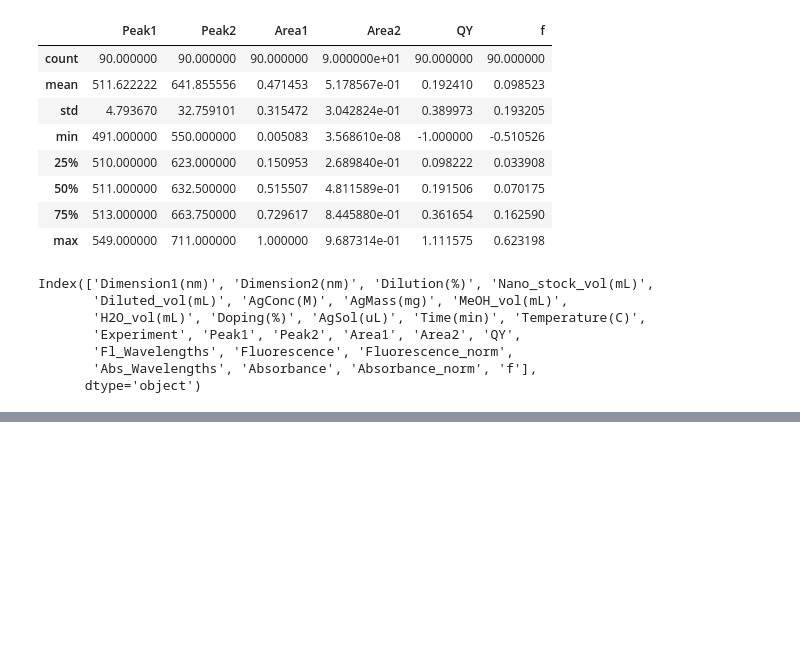
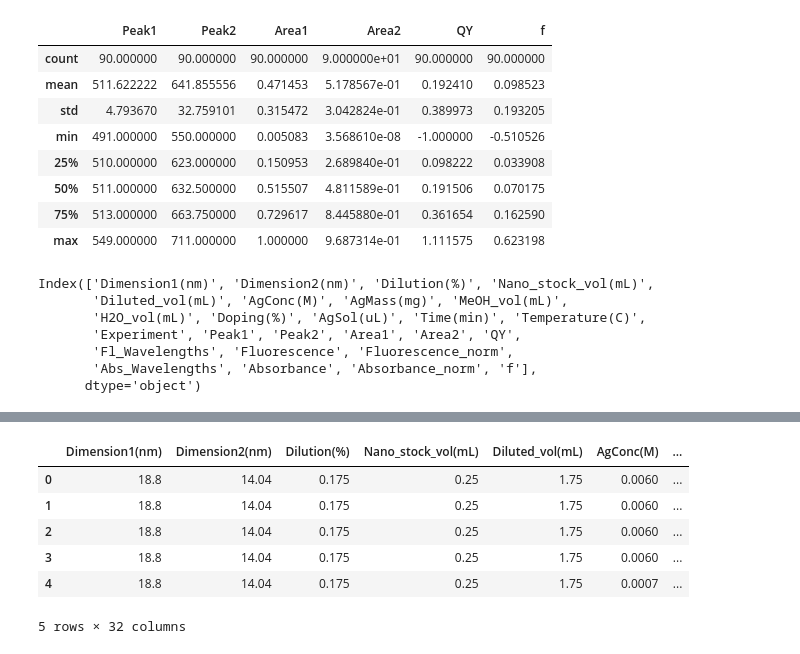
Before and after one commit to maykcaldas/BioNano-DOE, a Jupyter notebook: AgML/process_data.ipynb, the cells around one changed output, grey strips where cells are left out. Cells and saved outputs as stored; diff of their text form; code cells hidden in the pictures; blank space fills up the shorter version.

Commit message:
process_data nb cleaning

```diff
--- a/AgML/process_data.ipynb
+++ b/AgML/process_data.ipynb
@@ -758,0 +710,11 @@ SyntaxError: invalid syntax (1352126585.py, line 1)
+# %%
+df = pd.read_csv('Data/processed_data.csv')
+df.drop(['OD'], axis=1, inplace=True)
+# df.groupby(['Experiment', 'Temperature(C)', 'Doping(%)', 'Time(min)']).count()
+
+index = df.keys().tolist().index('Experiment')
+features = df.keys()[:index]
+labels = df.keys()[index+1:-3]
+CIE = df.keys()[-2:]
+labels = labels.append(CIE)
+features, labels
@@ -758,0 +730,20 @@ SyntaxError: invalid syntax (1352126585.py, line 1)
+# %%
+prompt_template = "Stock nanoplatelets have dimensions {Dimension1(nm)} nm by {Dimension2(nm)} nm and the optical density of 100x hexanes dilution of stock is {Dilution(%)}% " \
+                    "recorded at 512 nm. {Nano_stock_vol(mL)} mL nanoplatelets stock is diluted 7x by hexanes using {Diluted_vol(mL)} mL for each trial of doping. " \
+                    "Silver acetate solution of {AgConc(M)} M is made with {AgMass(mg)} mg of silver acetate in {MeOH_vol(mL)} mL of MeOH and {H2O_vol(mL)} mL of water. " \
+                    "{Doping(%)} % Ag doping requires {AgSol(uL)} uL of silver doping solution, respectively. " \
+                    "The reaction was performed at 1000 rpm for {Time(min)} minutes at {Temperature(C)} oC. " \
+                    "Fluorescence of each doped sample was collected as a 30x dilution with hexanes."
+
+
+df['Prompt'] = df.apply(lambda row: prompt_template.format(**row), axis=1)
+df['f'] = df['QY'] * df['Area2']
+df.head()
+# %% [output]
+|  | Dimension1(nm) | Dimension2(nm) | Dilution(%) | Nano_stock_vol(mL) | Diluted_vol(mL) | AgConc(M) | ... |
+| 0 | 18.8 | 14.04 | 0.175 | 0.25 | 1.75 | 0.0060 | ... |
+| 1 | 18.8 | 14.04 | 0.175 | 0.25 | 1.75 | 0.0060 | ... |
+| 2 | 18.8 | 14.04 | 0.175 | 0.25 | 1.75 | 0.0060 | ... |
+| 3 | 18.8 | 14.04 | 0.175 | 0.25 | 1.75 | 0.0060 | ... |
+| 4 | 18.8 | 14.04 | 0.175 | 0.25 | 1.75 | 0.0007 | ... |
+5 rows × 32 columns
```
Also changed, not shown: parts of 10 cells of this notebook.
